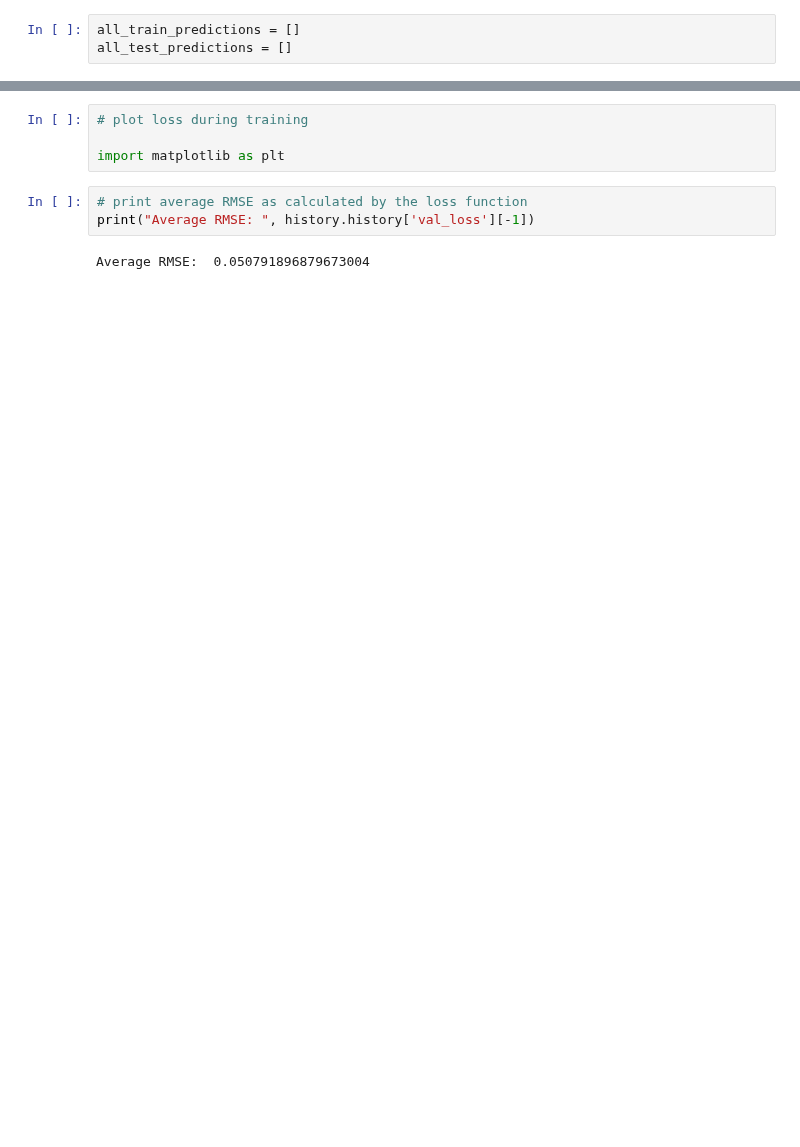
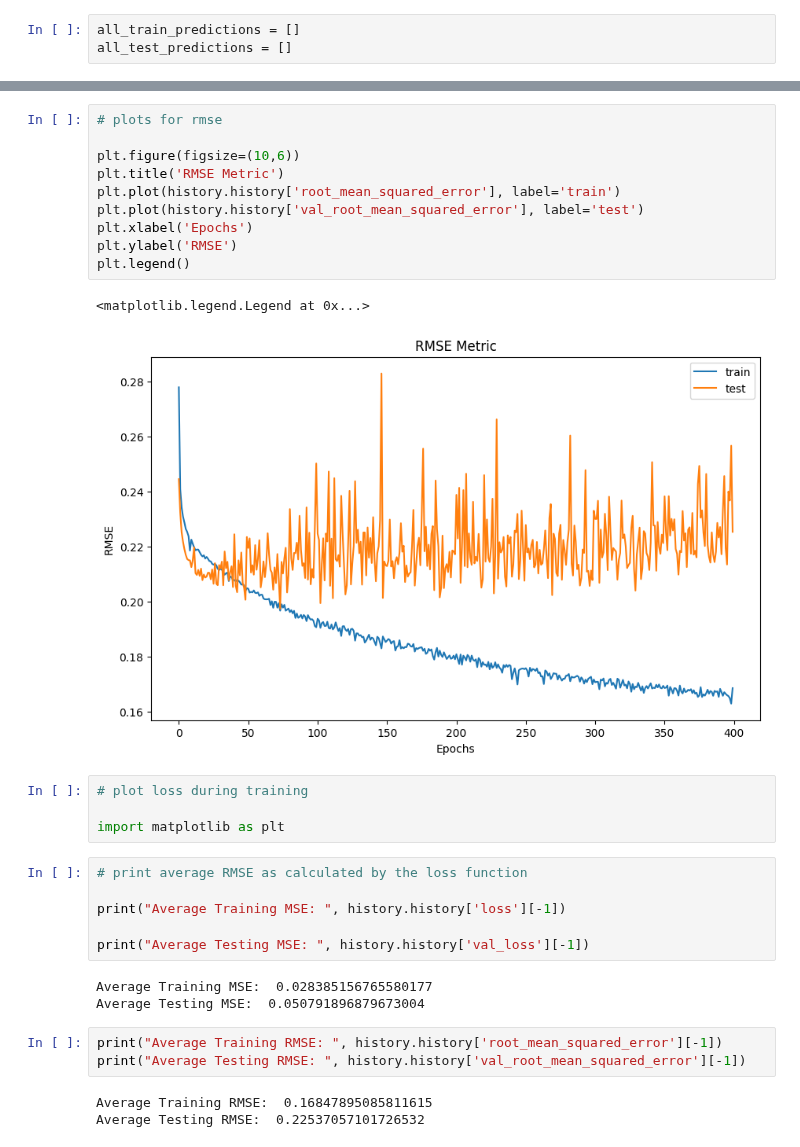
Before and after one commit to aoife-mulligan/ct413, a Jupyter notebook: keras.ipynb, the cells around one changed output, grey strips where cells are left out. Cells and saved outputs as stored; diff of their text form; blank space fills up the shorter version.

```diff
--- a/keras.ipynb
+++ b/keras.ipynb
@@ -97,9 +110,32 @@ pyplot.legend()
+# %%
+# plots for rmse
+
+plt.figure(figsize=(10,6))
+plt.title('RMSE Metric')
+plt.plot(history.history['root_mean_squared_error'], label='train')
+plt.plot(history.history['val_root_mean_squared_error'], label='test')
+plt.xlabel('Epochs')
+plt.ylabel('RMSE')
+plt.legend()
+# %% [output]
+<matplotlib.legend.Legend at 0x...>
+[figure, added]
 # %%
 # plot loss during training
 
 import matplotlib as plt
 # %%
 # print average RMSE as calculated by the loss function
-print("Average RMSE: ", history.history['val_loss'][-1])
+
+print("Average Training MSE: ", history.history['loss'][-1])
+
+print("Average Testing MSE: ", history.history['val_loss'][-1])
 # %% [output]
-Average RMSE:  0.050791896879673004
+Average Training MSE:  0.028385156765580177
+Average Testing MSE:  0.050791896879673004
+# %%
+print("Average Training RMSE: ", history.history['root_mean_squared_error'][-1])
+print("Average Testing RMSE: ", history.history['val_root_mean_squared_error'][-1])
+# %% [output]
+Average Training RMSE:  0.16847895085811615
+Average Testing RMSE:  0.22537057101726532
```
Also changed, not shown: parts of 6 cells of this notebook, 3 other files.
